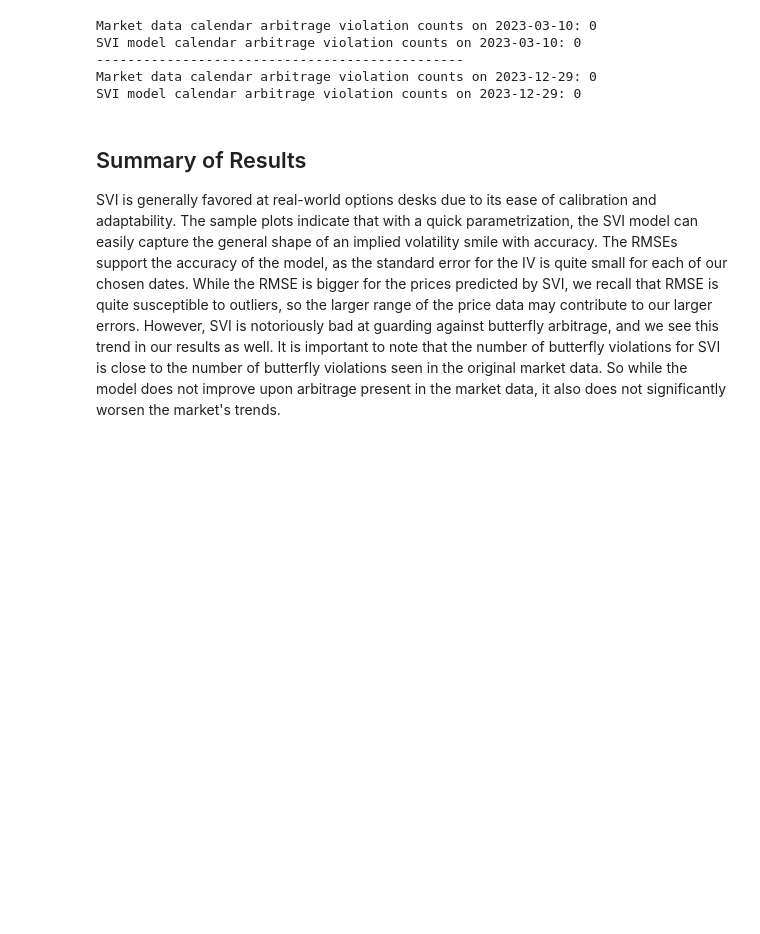
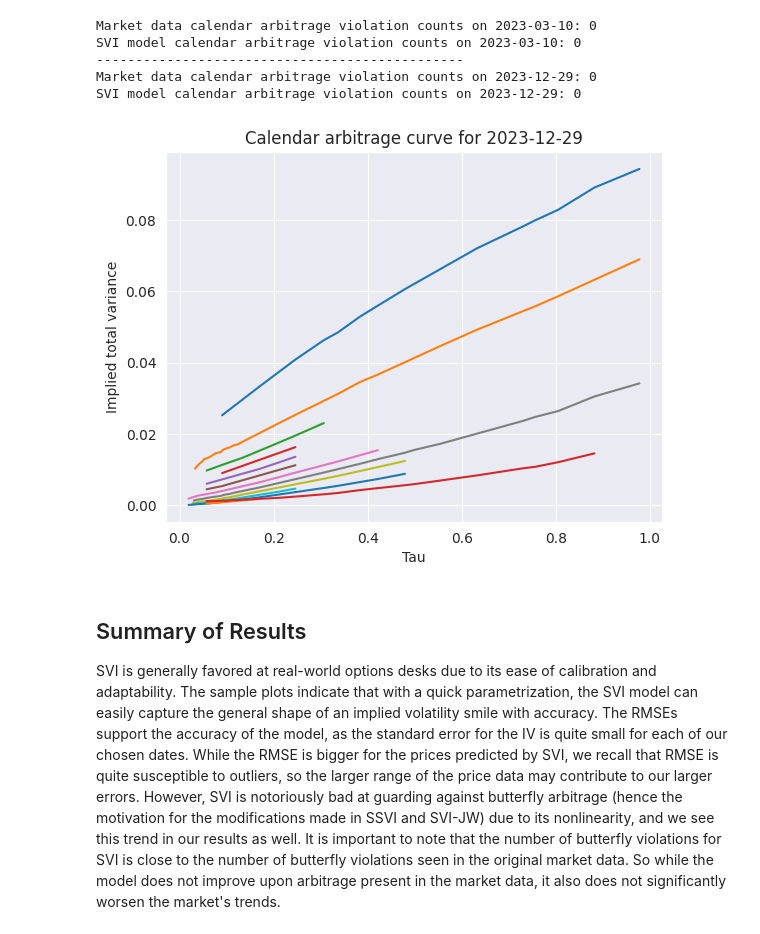
Before and after one commit to UranMai/Quant-Finance-project, a Jupyter notebook: models/svi.ipynb, the cells around one changed output. Drawn from its saved outputs; the diff is of its cells as text; code cells hidden in the pictures; blank space fills up the shorter version.

```diff
--- a/models/svi.ipynb
+++ b/models/svi.ipynb
@@ -689,7 +764,27 @@ SVI model calendar arbitrage violation counts on 2023-03-10: 0
 -----------------------------------------------
 Market data calendar arbitrage violation counts on 2023-12-29: 0
 SVI model calendar arbitrage violation counts on 2023-12-29: 0
+# %%
+## calendar arbitrage plot example
+
+surf = surf_dec29
+
+strikes = np.sort(surf['strike'].unique())
+n_lines = 15   # how many strike lines to construct
+used_strikes = strikes[np.linspace(0, len(strikes)-1, n_lines).astype(int)]   # choose 15 evenly spaced strikes, rounding to an integer, if needed
+
+for K in used_strikes:
+  surf_at_strike = surf[surf['strike']==K]
+  plt.plot(surf_at_strike['tau'], surf_at_strike['svi_vars'])
+
+plt.xlabel('Tau')
+plt.ylabel('Implied total variance')
+plt.title(f'Calendar arbitrage curve for 2023-12-29')
+
+plt.show()
+# %% [output]
+[figure, added]
 # %% [markdown]
 ## Summary of Results
 
-SVI is generally favored at real-world options desks due to its ease of calibration and adaptability. The sample plots indicate that with a quick parametrization, the SVI model can easily capture the general shape of an implied volatility smile with accuracy. The RMSEs support the accuracy of the model, as the standard error for the IV is quite small for each of our chosen dates. While the RMSE is bigger for the prices predicted by SVI, we recall that RMSE is quite susceptible to outliers, so the larger range of the price data may contribute to our larger errors. However, SVI is notoriously bad at guarding against butterfly arbitrage, and we see this trend in our results as well. It is important to note that the number of butterfly violations for SVI is close to the number of butterfly violations seen in the original market data. So while the model does not improve upon arbitrage present in the market data, it also does not significantly worsen the market's trends.
+SVI is generally favored at real-world options desks due to its ease of calibration and adaptability. The sample plots indicate that with a quick parametrization, the SVI model can easily capture the general shape of an implied volatility smile with accuracy. The RMSEs support the accuracy of the model, as the standard error for the IV is quite small for each of our chosen dates. While the RMSE is bigger for the prices predicted by SVI, we recall that RMSE is quite susceptible to outliers, so the larger range of the price data may contribute to our larger errors. However, SVI is notoriously bad at guarding against butterfly arbitrage (hence the motivation for the modifications made in SSVI and SVI-JW) due to its nonlinearity, and we see this trend in our results as well. It is important to note that the number of butterfly violations for SVI is close to the number of butterfly violations seen in the original market data. So while the model does not improve upon arbitrage present in the market data, it also does not significantly worsen the market's trends.
```
Also changed, not shown: parts of 12 cells of this notebook.
